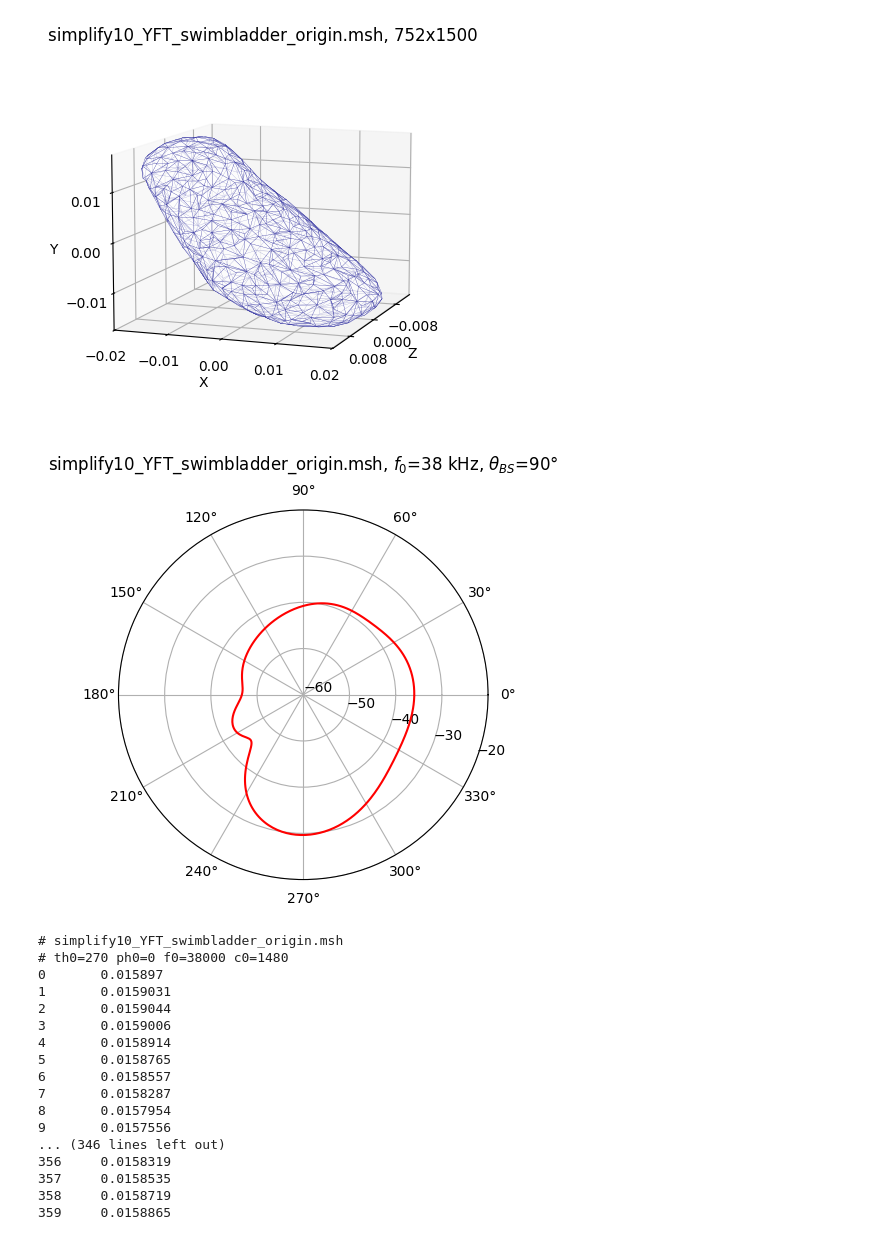
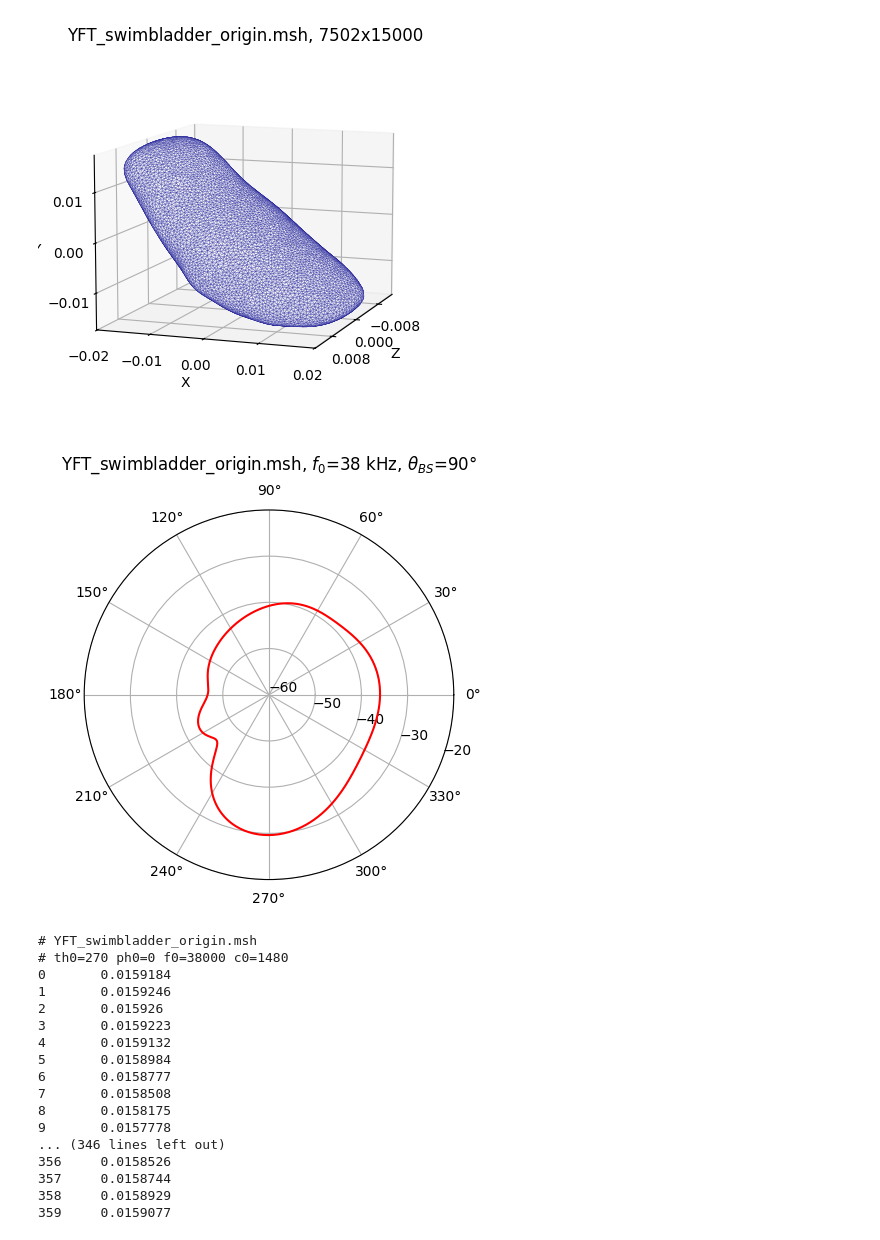
Before and after one commit to marmoszy/mm-bem, a Jupyter notebook: nb/yft_bempp.ipynb, the cells around one changed output. Cells and saved outputs as stored; diff of their text form; code cells hidden in the pictures.

```diff
--- a/nb/yft_bempp.ipynb
+++ b/nb/yft_bempp.ipynb
@@ -9,12 +9,12 @@ from bempp_cl.api.operators.boundary import helmholtz as boundary
 from bempp_cl.api.operators.potential import helmholtz as potential
 from bempp_cl.api.linalg import gmres
 #from scipy.linalg import gmres
-from numpy import pi,sin,cos,exp,log10,abs,array,linspace
+from numpy import pi, sin, cos, exp, log10, abs, array, linspace
 
 # input parameters
-#fname = 'sphere-1.905-600.msh'
+fname = 'sphere-1.905-600.msh'
 fname = 'simplify10_YFT_swimbladder_origin.msh'
-#fname = 'YFT_swimbladder_origin.msh'
+fname = 'YFT_swimbladder_origin.msh'
 th = 270
 f0 = 38e3
 c0 = 1480
@@ -25,8 +25,8 @@ d = array([cos(th*pi/180+pi),sin(th*pi/180+pi),0]) # plane wave direction
 
 # target mesh and its space
 #grid = bempp.api.shapes.sphere(r=0.01905, h=c0/f0/5) # generated mesh
-grid = bempp.api.import_grid(datapath+fname)
-Sp = bempp.api.function_space(grid, "P", 1)
+grid = bempp.api.import_grid(datapath + fname)
+Sp = bempp.api.function_space(grid, "P", 1)   #, "DP", 0)
 
 # incident pressure
 @bempp.api.complex_callable
@@ -46,7 +46,7 @@ psc = - SL.evaluate(u)
 # plot mesh
 v = grid.vertices.T
 e = grid.elements.T
-n,m = len(v),len(e)
+n, m = len(v), len(e)
 import matplotlib.pyplot as plt
 from mpl_toolkits.mplot3d.art3d import Poly3DCollection
 tri = [[array(v[i]) for i in t] for t in e]
@@ -74,50 +74,50 @@ ax.set_ylabel('Y')
 ax.set_zlabel('Z')
 from matplotlib.ticker import MaxNLocator
 ax.xaxis.set_major_locator(MaxNLocator(nbins=4))
 ax.yaxis.set_major_locator(MaxNLocator(nbins=4))
 ax.zaxis.set_major_locator(MaxNLocator(nbins=4))
 ax.set_title(r"%s, %dx%d"%(fname,n,m))
 plt.savefig("yft_bempp_1.svg", format="svg", bbox_inches="tight")
 plt.show()
 
 # plot solution
 import matplotlib.pyplot as plt
 angles = linspace(0, 2*pi, 360, endpoint=False)
 values_db = 20 * log10([abs(p) for p in psc[0]])
 vmin, vmax = -60, -20
 fig, ax = plt.subplots(subplot_kw={'projection': 'polar'})
 ax.plot(angles, values_db, color='red')
 ax.set_ylim(vmin, vmax)
 ax.set_rticks(linspace(vmin, vmax, 5))
-ax.set_xticks(linspace(0, 2*pi-pi/6, 12))  # 30deg
+ax.set_xticks(linspace(0, 2*pi - pi/6, 12))  # 30deg
 ax.set_rlabel_position(-20)
 ax.grid(True)
 ax.set_title(r"%s, $f_0$=%g kHz, $\theta_{BS}$=%g$\degree$"%(fname,f0/1e3,(th+180)%360), va='bottom')
 plt.savefig("yft_bempp_2.svg", format="svg", bbox_inches="tight")
 plt.show()
 
 # print
 s = "# %s\n# th0=%g ph0=0 f0=%g c0=%g\n"%(fname,th,f0,c0)
 s += "\n".join(["%d\t%g"%(i,abs(psc[0][i])) for i in range(len(psc[0]))])
 print(s)
 with open("yft_bempp_3.txt", "w") as f: print(s,file=f)
 # %% [output]
-[figure, old version]
+[figure, new version]
-[figure, old version]
+[figure, new version]
-# simplify10_YFT_swimbladder_origin.msh
+# YFT_swimbladder_origin.msh
 # th0=270 ph0=0 f0=38000 c0=1480
-0       0.015897
-1       0.0159031
-2       0.0159044
-3       0.0159006
-4       0.0158914
-5       0.0158765
-6       0.0158557
-7       0.0158287
-8       0.0157954
-9       0.0157556
+0       0.0159184
+1       0.0159246
+2       0.015926
+3       0.0159223
+4       0.0159132
+5       0.0158984
+6       0.0158777
+7       0.0158508
+8       0.0158175
+9       0.0157778
 ... (346 lines left out)
-356     0.0158319
-357     0.0158535
-358     0.0158719
-359     0.0158865
+356     0.0158526
+357     0.0158744
+358     0.0158929
+359     0.0159077
```
Also changed, not shown: 3 other files.
